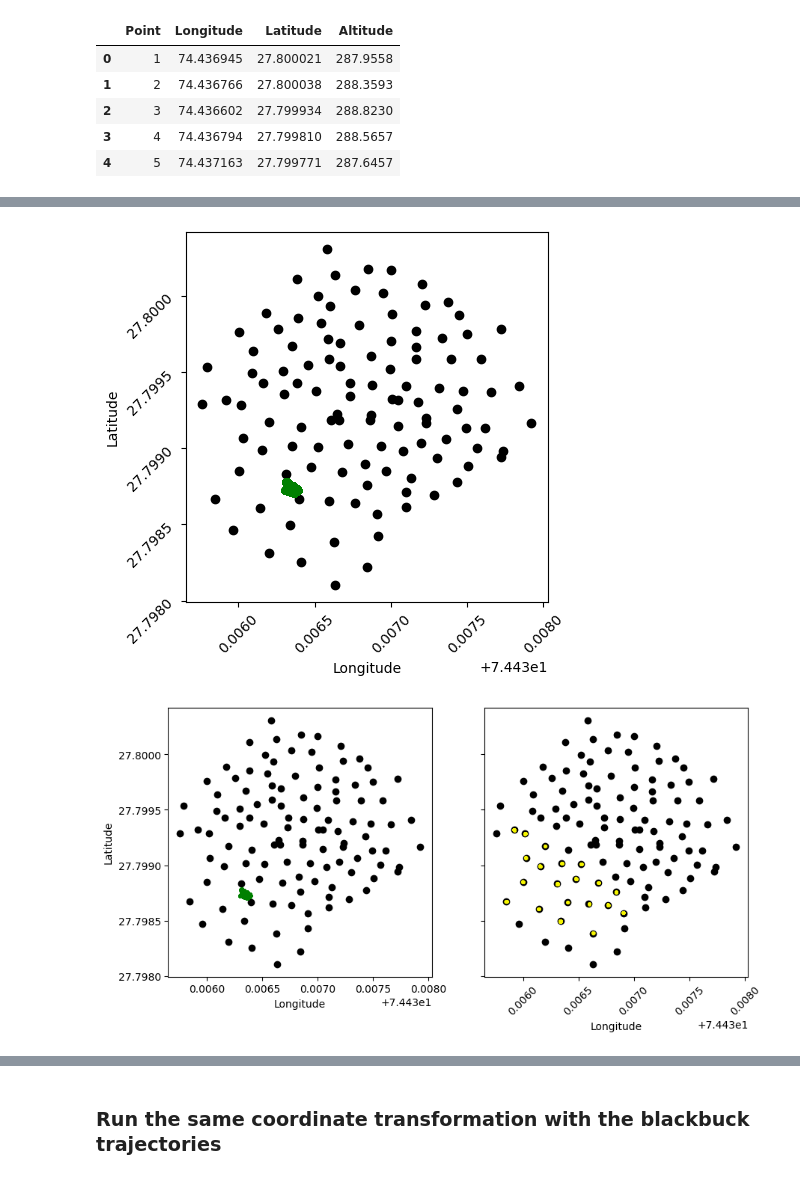
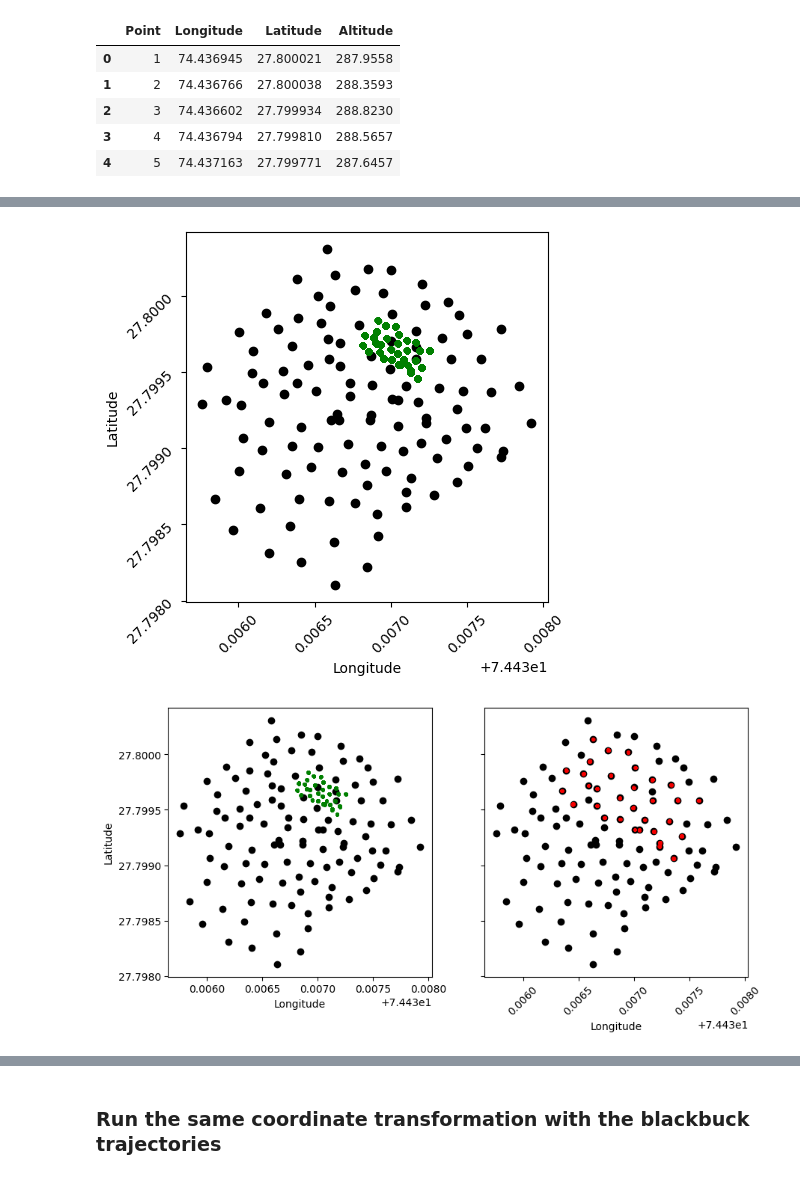
Before and after one commit to projectmela/SpatialRegistration, a Jupyter notebook: 13_RescaleCoordinates.ipynb, the cells around one changed output, grey strips where cells are left out. Saved outputs shown, nothing was run; the diff lists cells and outputs as text; code cells hidden in the pictures.

```diff
--- a/13_RescaleCoordinates.ipynb
+++ b/13_RescaleCoordinates.ipynb
@@ -22,7 +22,7 @@ map_coordinates.head()
 | 4 | 5 | 74.437163 | 27.799771 | 287.6457 |
 # %%
 # Load dataset with longitude, latitude and altitude per frame based on results from metashape
-frame_coordinates = pd.read_csv('/Users/vivekhsridhar/Library/Mobile Documents/com~apple~CloudDocs/Documents/Metashape/TalChhapar/output/testpoints_3D_world.csv')
+frame_coordinates = pd.read_csv('/Volumes/EAS_shared/blackbuck/working/processed/Field_Recording_2023/SpatialRegistration/20230302/SM_Lek1/P1D2/20230302_SM_Lek1_P1D2_DJI_0656_3D_territories.csv')
 frame_coordinates.head()
 # %% [output]
 |  | Point | Camera | Video | frame | u | v | x | y | z |
@@ -45,7 +45,7 @@ plt.yticks(rotation=45)
 
 plt.show()
 # %% [output]
-[figure, old version]
+[figure, new version]
 # %%
 # Group by Camera in frame_coordinates and initialize transformation matrices and results list
 cameras = frame_coordinates['Camera'].unique()
@@ -93,25 +93,25 @@ df_results = df_results.loc[:,['Point', 'Camera', 'frame', 'u', 'v', 'LongitudeC
 # %%
 fig,(ax1,ax2) = plt.subplots(1,2, figsize=(10,5), sharey=True)
 
 # Plot original and computed coordinates
 ax1.scatter(map_coordinates['Longitude'], map_coordinates['Latitude'], c='black', label='Original Coordinates')
 ax1.scatter(frame_coordinates['x'], frame_coordinates['y'], c='green', s=5, alpha=0.1, label='Computed Coordinates')
 ax1.set_aspect('equal', adjustable='box')
 
 ax2.scatter(map_coordinates['Longitude'], map_coordinates['Latitude'], c='black', label='Original Coordinates')
-ax2.scatter(df_results['LongitudeComputed'], df_results['LatitudeComputed'], c='yellow', s=5, alpha=0.1, label='Computed Coordinates')
+ax2.scatter(df_results['LongitudeComputed'], df_results['LatitudeComputed'], c='red', s=5, alpha=0.1, label='Computed Coordinates')
 ax2.set_aspect('equal', adjustable='box')
 
 # Adding labels and legend
 ax1.set_xlabel('Longitude')
 ax2.set_xlabel('Longitude')
 ax1.set_ylabel('Latitude')
 plt.xticks(rotation=45)
 plt.yticks(rotation=45)
 
 plt.show()
 # %% [output]
-[figure, old version]
+[figure, new version]
 # %%
 # Merge the DataFrames
 df_merged = df_results.merge(map_coordinates, on='Point', how='left')
```
Also changed, not shown: parts of 3 cells of this notebook, 3 other files.
